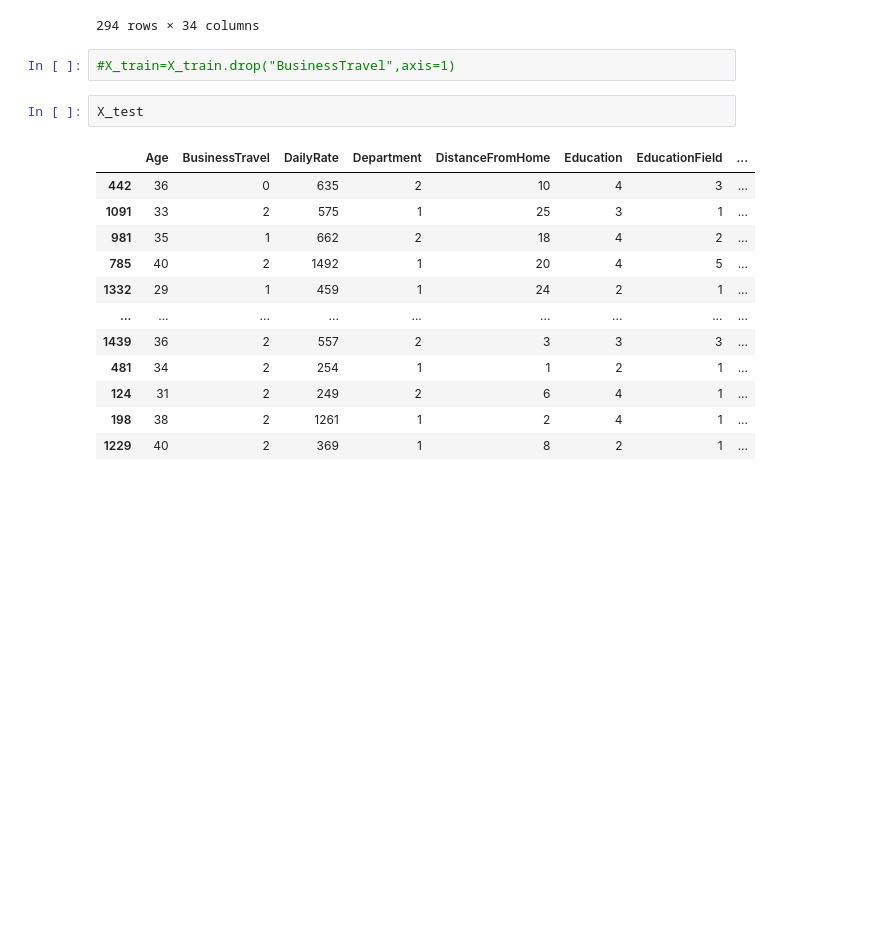
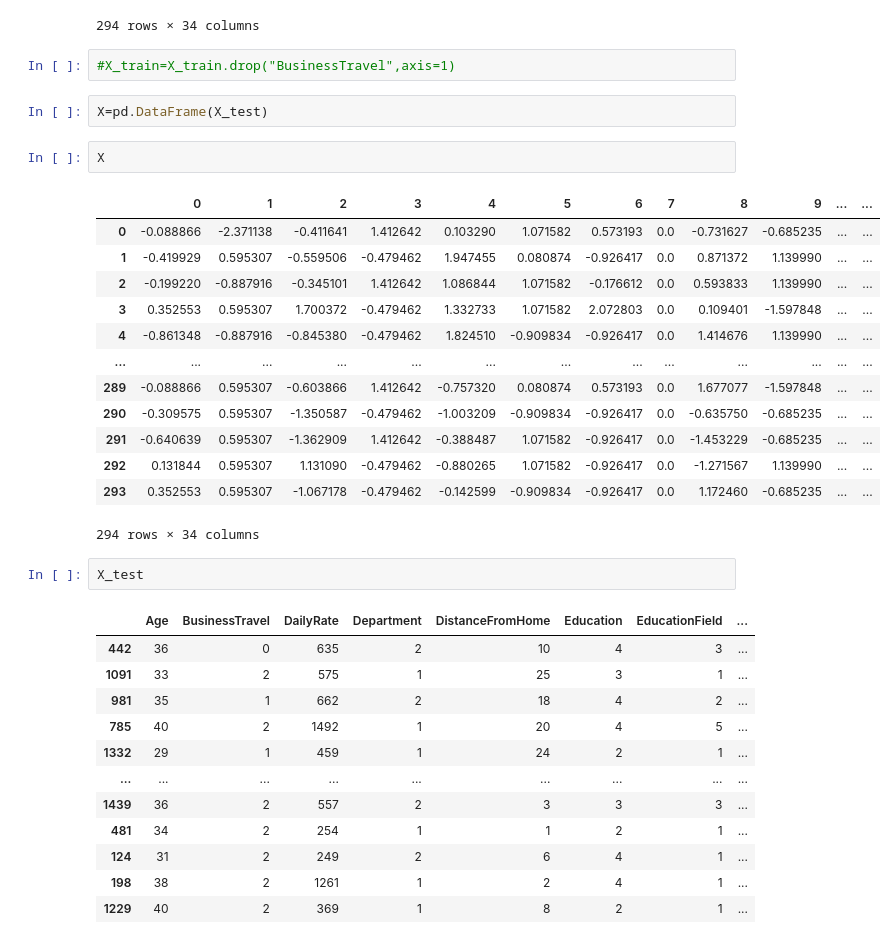
Before and after one commit to fazalpge/AI-based-Smart-ERP-Next, a Jupyter notebook: Demo_Employee_Attrition_2.ipynb, the cells around one changed output. Cells and saved outputs as stored; diff of their text form; blank space fills up the shorter version.

```diff
--- a/Demo_Employee_Attrition_2.ipynb
+++ b/Demo_Employee_Attrition_2.ipynb
@@ -324,6 +327,24 @@ X_test
 294 rows × 34 columns
 # %%
 #X_train=X_train.drop("BusinessTravel",axis=1)
+# %%
+X=pd.DataFrame(X_test)
+# %%
+X
+# %% [output]
+|  | 0 | 1 | 2 | 3 | 4 | 5 | 6 | 7 | 8 | 9 | ... | ... |
+| 0 | -0.088866 | -2.371138 | -0.411641 | 1.412642 | 0.103290 | 1.071582 | 0.573193 | 0.0 | -0.731627 | -0.685235 | ... | ... |
+| 1 | -0.419929 | 0.595307 | -0.559506 | -0.479462 | 1.947455 | 0.080874 | -0.926417 | 0.0 | 0.871372 | 1.139990 | ... | ... |
+| 2 | -0.199220 | -0.887916 | -0.345101 | 1.412642 | 1.086844 | 1.071582 | -0.176612 | 0.0 | 0.593833 | 1.139990 | ... | ... |
+| 3 | 0.352553 | 0.595307 | 1.700372 | -0.479462 | 1.332733 | 1.071582 | 2.072803 | 0.0 | 0.109401 | -1.597848 | ... | ... |
+| 4 | -0.861348 | -0.887916 | -0.845380 | -0.479462 | 1.824510 | -0.909834 | -0.926417 | 0.0 | 1.414676 | 1.139990 | ... | ... |
+| ... | ... | ... | ... | ... | ... | ... | ... | ... | ... | ... | ... | ... |
+| 289 | -0.088866 | 0.595307 | -0.603866 | 1.412642 | -0.757320 | 0.080874 | 0.573193 | 0.0 | 1.677077 | -1.597848 | ... | ... |
+| 290 | -0.309575 | 0.595307 | -1.350587 | -0.479462 | -1.003209 | -0.909834 | -0.926417 | 0.0 | -0.635750 | -0.685235 | ... | ... |
+| 291 | -0.640639 | 0.595307 | -1.362909 | 1.412642 | -0.388487 | 1.071582 | -0.926417 | 0.0 | -1.453229 | -0.685235 | ... | ... |
+| 292 | 0.131844 | 0.595307 | 1.131090 | -0.479462 | -0.880265 | 1.071582 | -0.926417 | 0.0 | -1.271567 | 1.139990 | ... | ... |
+| 293 | 0.352553 | 0.595307 | -1.067178 | -0.479462 | -0.142599 | -0.909834 | -0.926417 | 0.0 | 1.172460 | -0.685235 | ... | ... |
+294 rows × 34 columns
 # %%
 X_test
 # %% [output]
```
Also changed, not shown: parts of 15 cells of this notebook.
